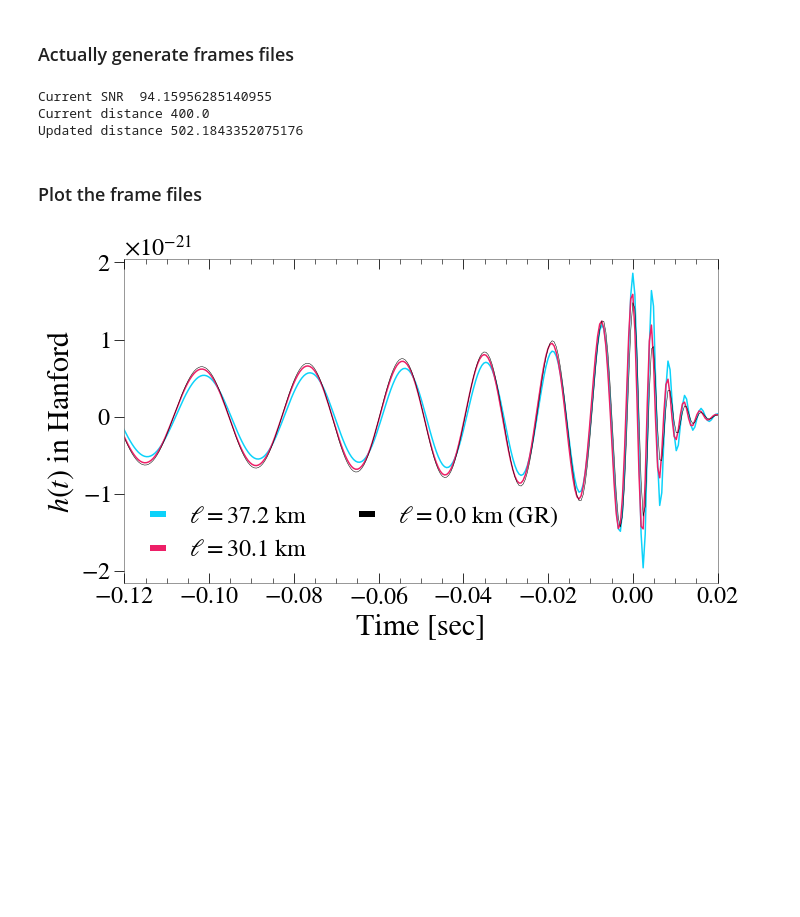
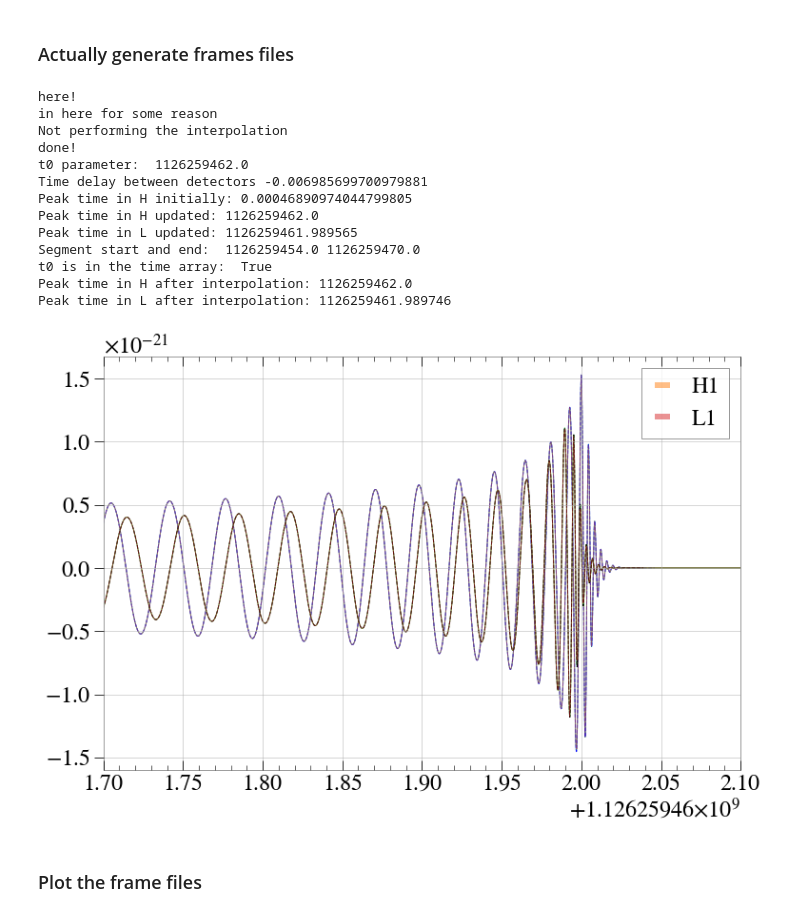
Before and after one commit to mariaokounkova/BeyondGRAnalysis, a Jupyter notebook: GenerateFramesFiles.ipynb, the cells around one changed output. Drawn from its saved outputs; the diff is of its cells as text; code cells hidden in the pictures; blank space fills up the shorter version.

```diff
--- a/GenerateFramesFiles.ipynb
+++ b/GenerateFramesFiles.ipynb
@@ -191,27 +189,29 @@ def EvaluateNRWaveform(p_in, p_out, params_dict, desired_snr, ell = "0p0"):
     desired_snr corresponds to the SNR we would like for the frames files, which is
     achieved by adjusting the distance.
     """
-    time, h_plus, h_cross, amp = ReadExtrapolatedModes(p_in, params_dict, interpolate = True)
+    print('here!')
+    time, h_plus, h_cross, amp = ReadExtrapolatedModes(p_in, params_dict, interpolate = False)
+    print('done!')
     timeH, strainH, timeL, strainL = PadAndProject(time, h_plus, h_cross, params_dict)
 
     ## Update distance for target SNR
-    strainH, strainL, params_dict = TargetSNR(timeH, strainH, timeL, strainL, params_dict, desired_snr)
-    GenerateFrames(p_out, timeH, strainH, timeL, strainL, params_dict)
+    ## FOR NOW strainH, strainL, params_dict = TargetSNR(timeH, strainH, timeL, strainL, params_dict, desired_snr)
+#     GenerateFrames(p_out, timeH, strainH, timeL, strainL, params_dict)
 
-    ## Compute SNRs
-    SNR_H = ComputeSNR(timeH, strainH)
-    SNR_L = ComputeSNR(timeL, strainL)
+#     ## Compute SNRs
+#     SNR_H = ComputeSNR(timeH, strainH)
+#     SNR_L = ComputeSNR(timeL, strainL)
 
-    ## Print out the parameter values
-    params_dict = FullParamsDictionary(params_dict)
-    params_dict['source'] = p_in
-    params_dict['H_SNR'] = SNR_H
-    params_dict['L_SNR'] = SNR_L
-    params_dict['ell'] = ell
-    params_dict['ell_km'] = EllinKm(ell, params_dict['mass'])
-    with open('BilbyPE/' + p_out + '/parameters.json', 'w') as fp:
-        json.dump(params_dict, fp)
-    fp.close()
+#     ## Print out the parameter values
+#     params_dict = FullParamsDictionary(params_dict)
+#     params_dict['source'] = p_in
+#     params_dict['H_SNR'] = SNR_H
+#     params_dict['L_SNR'] = SNR_L
+#     params_dict['ell'] = ell
+#     params_dict['ell_km'] = EllinKm(ell, params_dict['mass'])
+#     with open('BilbyPE/' + p_out + '/parameters.json', 'w') as fp:
+#         json.dump(params_dict, fp)
+#     fp.close()
 
 def EvaluateSurrogateWaveform(p_out, params_dict, desired_snr):
     """
@@ -244,18 +244,29 @@ def EvaluateSurrogateWaveform(p_out, params_dict, desired_snr):
 # %%
 ## Parameters under consideration for this study
 My_Params_Dict = {'dt' : 1/2048, 't_gps' : 1126259462.0, 'peak_time_in_segment' : 8.0, 'segment_length' : 16.0, \
                'dist_mpc' : 400.0, 'mass' : 68.0, 'q' : 1.2212532137858916, \
                'a_1' : [0, 0, 0.329892752405], 'a_2' : [0, 0, -0.439940981499], \
                'f_low' : 0, 'theta' : pi, 'phi' : 0, \
                'ra' : 1.952318922, 'dec' : -1.26967171703, 'pol' : 0.824043851821}
 
 
-#EvaluateNRWaveform('Waveforms/Lev5/dCS_Strain_0p0.h5', 'Hold1', My_Params_Dict, 75, ell="0p0")
-EvaluateSurrogateWaveform('Hold3', My_Params_Dict, 75)
+EvaluateNRWaveform('Waveforms/Lev5/dCS_Strain_0p0.h5', 'Hold1', My_Params_Dict, 75, ell="0p0")
+#EvaluateSurrogateWaveform('Hold3', My_Params_Dict, 75)
 # %% [output]
-Current SNR  94.15956285140955
-Current distance 400.0
-Updated distance 502.1843352075176
+here!
+in here for some reason
+Not performing the interpolation
+done!
+t0 parameter:  1126259462.0
+Time delay between detectors -0.006985699700979881
+Peak time in H initially: 0.00046890974044799805
+Peak time in H updated: 1126259462.0
+Peak time in L updated: 1126259461.989565
+Segment start and end:  1126259454.0 1126259470.0
+t0 is in the time array:  True
+Peak time in H after interpolation: 1126259462.0
+Peak time in L after interpolation: 1126259461.989746
+[figure, added]
 # %% [markdown]
 ### Plot the frame files
 # %%
@@ -297,6 +308,4 @@ def PlotInjectedWaveforms():
     plt.savefig('InjectedWaveforms.pdf')
     plt.show()
 
-PlotInjectedWaveforms()
+#PlotInjectedWaveforms()
-# %% [output]
-[figure, removed]
```
Also changed, not shown: parts of 1 cell of this notebook, 1 other file.
